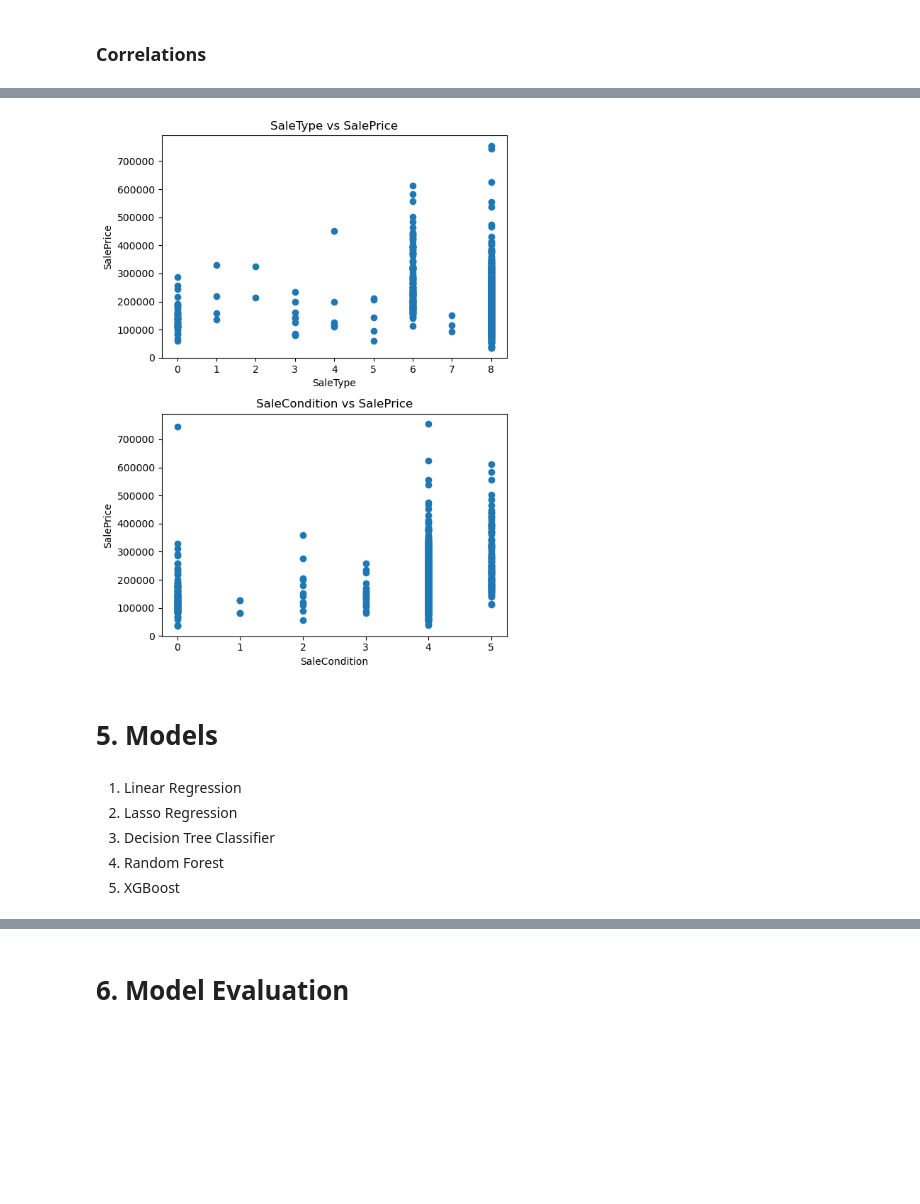
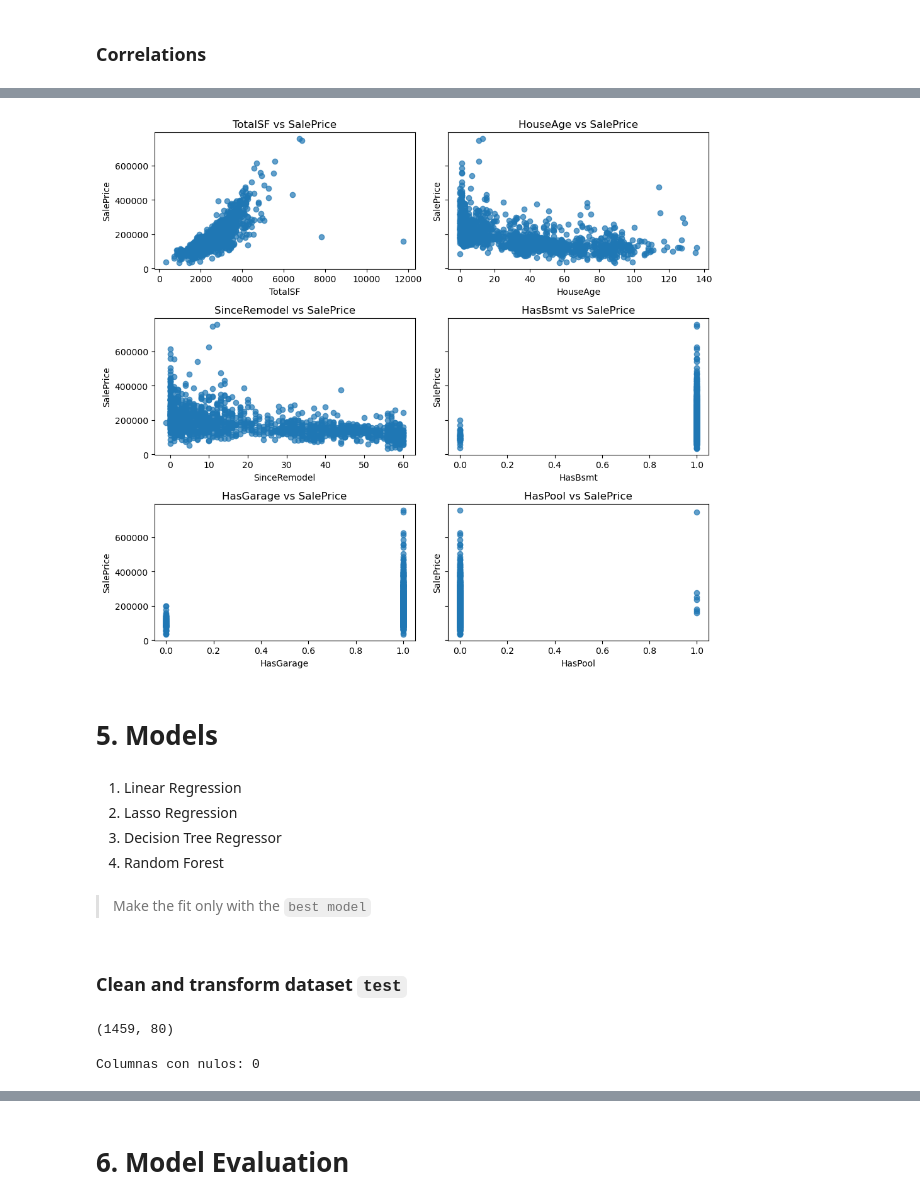
Before and after one commit to IsaiJesus/House-Prices, a Jupyter notebook: HousePrices.ipynb, the cells around one changed output, grey strips where cells are left out. Saved outputs shown, nothing was run; the diff lists cells and outputs as text; code cells hidden in the pictures; blank space fills up the shorter version.

```diff
--- a/HousePrices.ipynb
+++ b/HousePrices.ipynb
@@ -427 +361,3 @@ df_train['BsmtExposure'] = encoder.fit_transform(df_train[['BsmtExposure']])
+# %%
+df_train_transformed = transform_features(df_train)
 # %%
@@ -450,4 +407,2 @@ Transformed features
 # %%
-# Total Square Footage
-
-df_train['TotalSF'] = df_train['TotalBsmtSF'] + df_train['1stFlrSF'] + df_train['2ndFlrSF']
+df_train_transformed = create_new_features(df_train_transformed)
@@ -474,7 +422,7 @@ df_train['HasPool'] = (df_train['PoolArea'] > 0).astype(int)
 # %% [markdown]
 ### Correlations
 # %%
-corr = df_train.corr()['SalePrice'].drop('SalePrice')
+corr = df_train_transformed.corr()['SalePrice'].drop('SalePrice')
 
 # High positive correlations
 positive_corr = corr[corr > 0.6].sort_values(ascending=False)
@@ -526,7 +458,7 @@ fig, axes = plt.subplots(n_rows, 2, figsize=(10, n_rows * 3), sharey=True)
 axes = axes.flatten()
 
 for i, feature in enumerate(features):
-    axes[i].scatter(df_train[feature], df_train[y], alpha=0.7)
+    axes[i].scatter(df_train_transformed[feature], df_train_transformed[y], alpha=0.7)
     axes[i].set_title(f'{feature} vs {y}')
     axes[i].set_xlabel(feature)
     axes[i].set_ylabel(y)
@@ -541,29 +473,28 @@ plt.show()
 # %%
+features_created = ['TotalSF', 'HouseAge', 'SinceRemodel', 'HasBsmt', 'HasGarage', 'HasPool']
 y = 'SalePrice'
 
-fig, (ax1, ax2) = plt.subplots(2, 1, figsize=(6, 8))
+fig, axes = plt.subplots(3, 2, figsize=(10, 3 * 3), sharey=True)
+axes = axes.flatten()
 
-ax1.scatter(df_train['SaleType'], df_train[y])
-ax1.set_title(f'SaleType vs {y}')
-ax1.set_xlabel('SaleType')
-ax1.set_ylabel(y)
-
-ax2.scatter(df_train['SaleCondition'], df_train[y])
-ax2.set_title(f'SaleCondition vs {y}')
-ax2.set_xlabel('SaleCondition')
-ax2.set_ylabel(y)
+for i, feature in enumerate(features_created):
+    axes[i].scatter(df_train_transformed[feature], df_train_transformed[y], alpha=0.7)
+    axes[i].set_title(f'{feature} vs {y}')
+    axes[i].set_xlabel(feature)
+    axes[i].set_ylabel(y)
 
 plt.tight_layout()
 plt.show()
 # %% [output]
-[figure, old version]
+[figure, new version]
 # %% [markdown]
 # 5. Models
 # %% [markdown]
 1. Linear Regression
 2. Lasso Regression
-3. Decision Tree Classifier
+3. Decision Tree Regressor
 4. Random Forest
-5. XGBoost
+# %% [markdown]
+> Make the fit only with the `best model`
 # %%
 from sklearn.model_selection import train_test_split
@@ -569,0 +505,6 @@ from sklearn.model_selection import train_test_split
+# %% [markdown]
+### Clean and transform dataset `test`
+# %%
+df_test.shape
+# %% [output]
+(1459, 80)
@@ -569,0 +531,5 @@ from sklearn.model_selection import train_test_split
+# %%
+null_cols = df_test.isnull().any().sum()
+print(f"Columnas con nulos: {null_cols}")
+# %% [output]
+Columnas con nulos: 0
```
Also changed, not shown: parts of 45 cells of this notebook.
